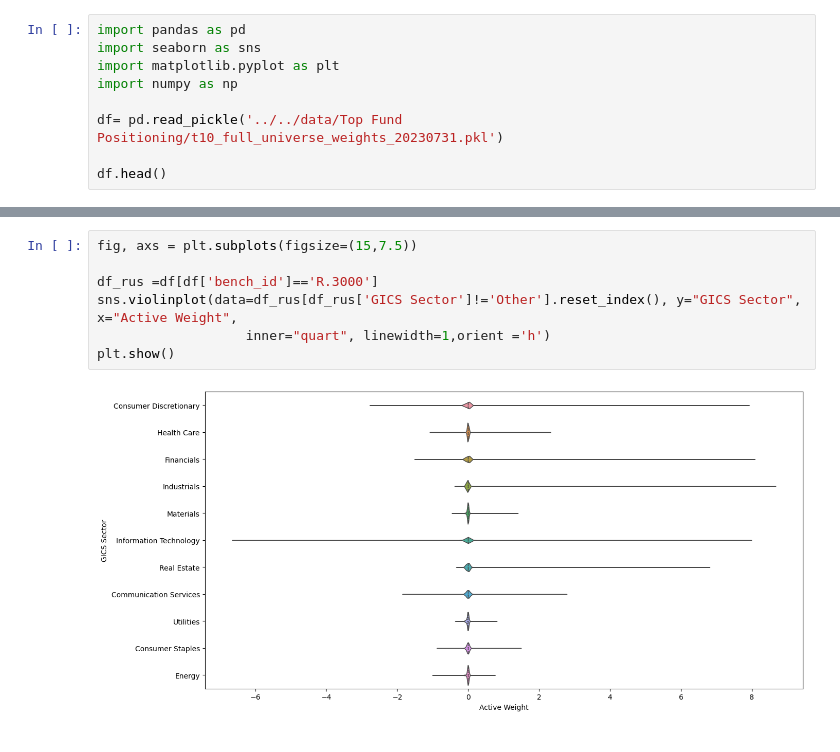
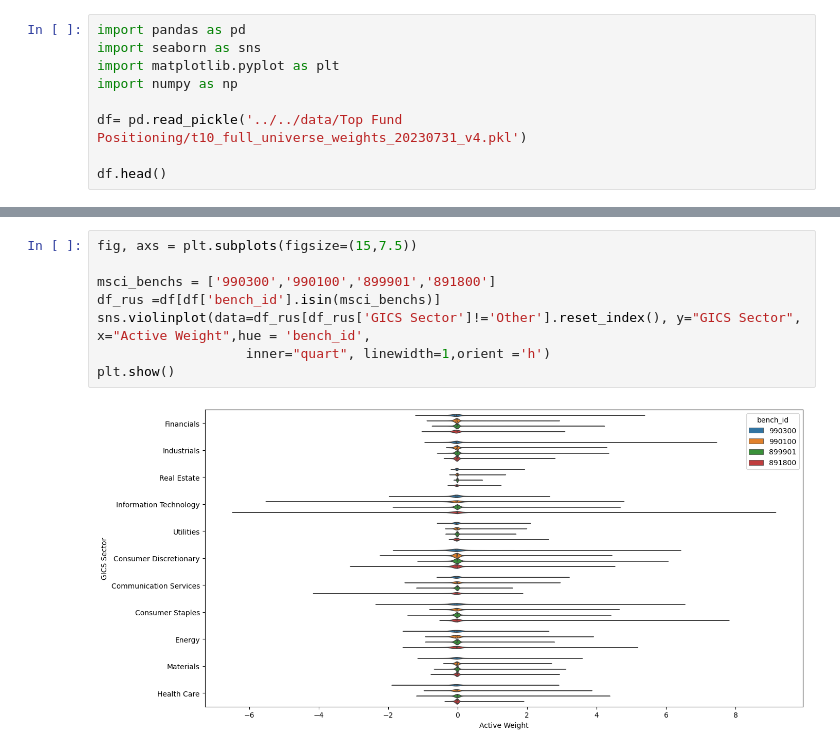
Before and after one commit to nurciuoli/FdsPy, a Jupyter notebook: analysis/Top Fund Positioning/Top Fund Positioning - Analysis.ipynb, the cells around one changed output, grey strips where cells are left out. Saved outputs shown, nothing was run; the diff lists cells and outputs as text.

```diff
--- a/analysis/Top Fund Positioning/Top Fund Positioning - Analysis.ipynb
+++ b/analysis/Top Fund Positioning/Top Fund Positioning - Analysis.ipynb
@@ -4,7 +4,7 @@ import seaborn as sns
 import matplotlib.pyplot as plt
 import numpy as np
 
-df= pd.read_pickle('../../data/Top Fund Positioning/t10_full_universe_weights_20230731.pkl')
+df= pd.read_pickle('../../data/Top Fund Positioning/t10_full_universe_weights_20230731_v4.pkl')
 
 df.head()
 # %% [output]
@@ -109,9 +113,10 @@ plt.show()
 # %%
 fig, axs = plt.subplots(figsize=(15,7.5))
 
-df_rus =df[df['bench_id']=='R.3000']
-sns.violinplot(data=df_rus[df_rus['GICS Sector']!='Other'].reset_index(), y="GICS Sector", x="Active Weight",
+msci_benchs = ['990300','990100','899901','891800']
+df_rus =df[df['bench_id'].isin(msci_benchs)]
+sns.violinplot(data=df_rus[df_rus['GICS Sector']!='Other'].reset_index(), y="GICS Sector", x="Active Weight",hue = 'bench_id',
                    inner="quart", linewidth=1,orient ='h')
 plt.show()
 # %% [output]
-[figure, old version]
+[figure, new version]
```
Also changed, not shown: parts of 19 cells of this notebook.
